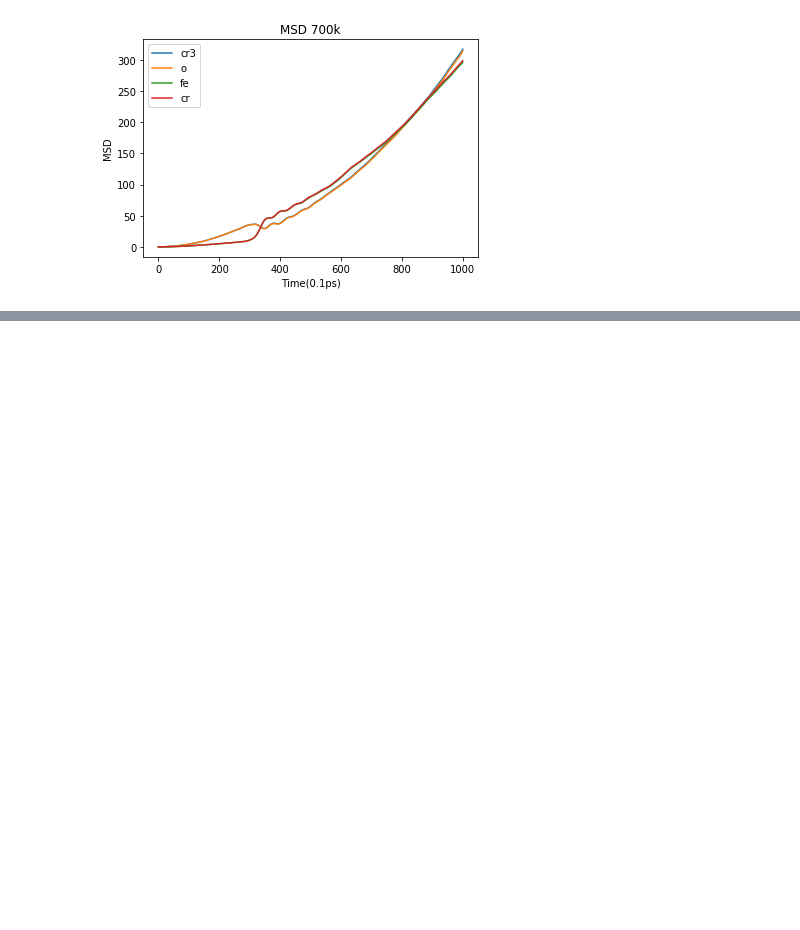
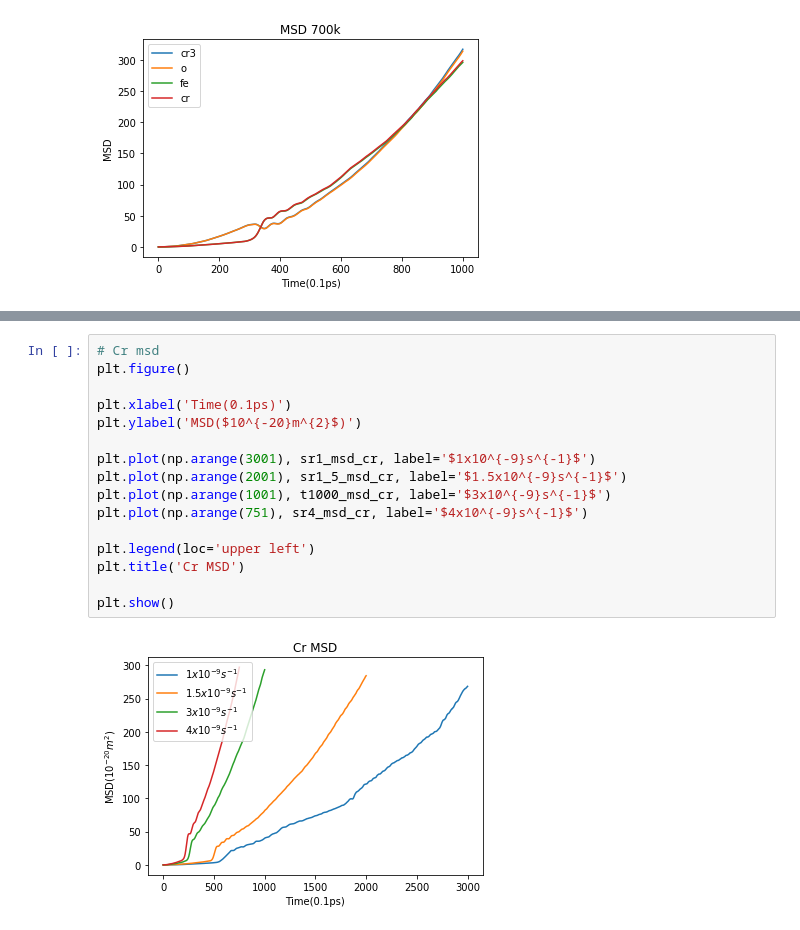
Before and after one commit to YuanshuoZhangDE/Python, a Jupyter notebook: Jupyter/Lammps Data Analysis/Cr2O3-FeCr/strain-stress-msd.ipynb, the cells around one changed output, grey strips where cells are left out. Saved outputs shown, nothing was run; the diff lists cells and outputs as text; blank space fills up the shorter version.

```diff
--- a/Jupyter/Lammps Data Analysis/Cr2O3-FeCr/strain-stress-msd.ipynb
+++ b/Jupyter/Lammps Data Analysis/Cr2O3-FeCr/strain-stress-msd.ipynb
@@ -142,3 +249,21 @@ plt.show()
+# %%
+# Cr msd
+plt.figure()
+
+plt.xlabel('Time(0.1ps)')
+plt.ylabel('MSD($10^{-20}m^{2}$)')
+
+plt.plot(np.arange(3001), sr1_msd_cr, label='$1x10^{-9}s^{-1}$')
+plt.plot(np.arange(2001), sr1_5_msd_cr, label='$1.5x10^{-9}s^{-1}$')
+plt.plot(np.arange(1001), t1000_msd_cr, label='$3x10^{-9}s^{-1}$')
+plt.plot(np.arange(751), sr4_msd_cr, label='$4x10^{-9}s^{-1}$')
+
+plt.legend(loc='upper left')
+plt.title('Cr MSD')
+
+plt.show()
+# %% [output]
+[figure, added]
 # %%
 # Fe msd
 plt.figure()
```
Also changed, not shown: parts of 9 cells of this notebook, 2 other files.
